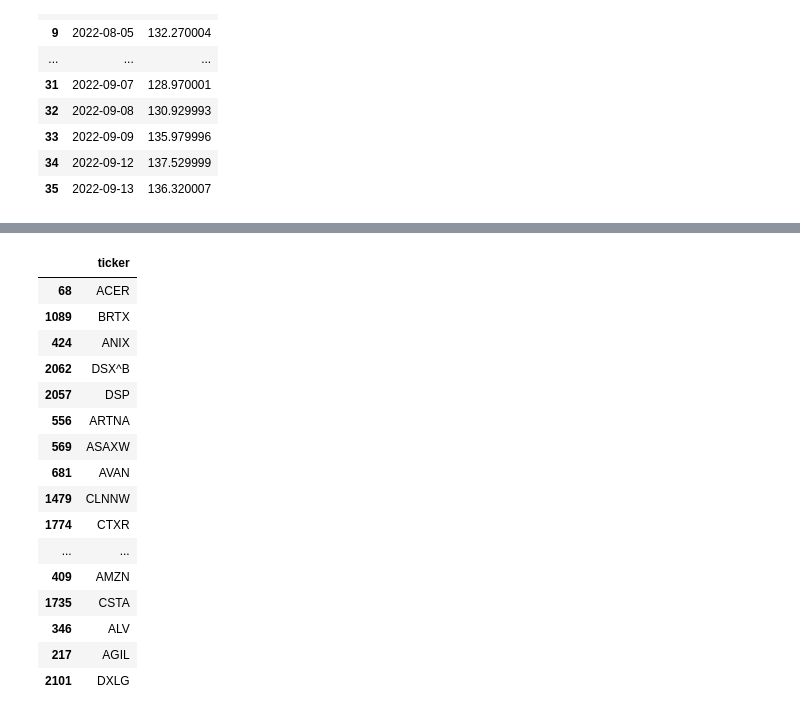
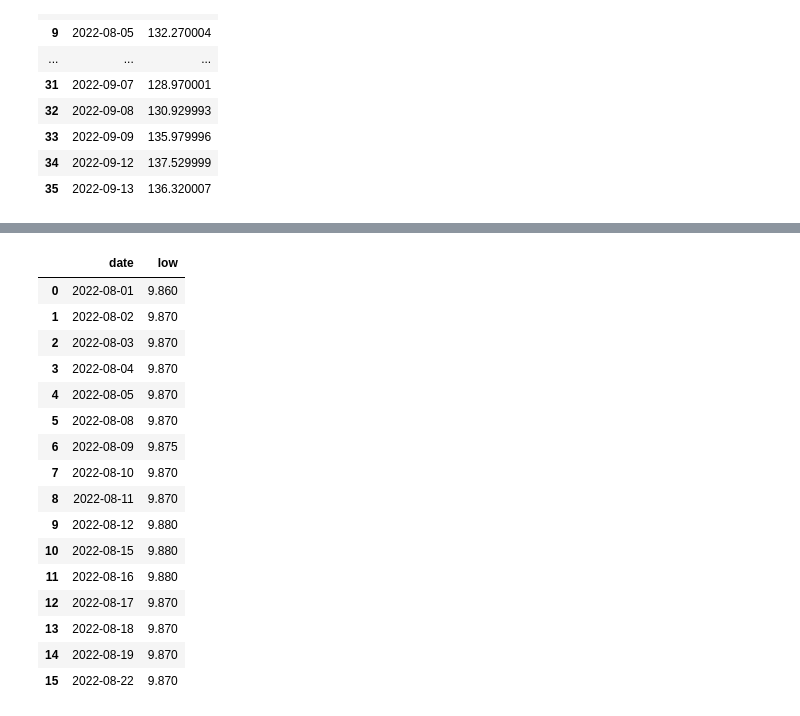
Before and after one commit to piotrbullet/stock_database, a Jupyter notebook: test.ipynb, the cells around one changed output, grey strips where cells are left out. Saved outputs shown, nothing was run; the diff lists cells and outputs as text; code cells hidden in the pictures.

```diff
--- a/test.ipynb
+++ b/test.ipynb
@@ -163,6 +163,6 @@ df_orders2
 # %%
 with db.connect() as connection:
     with connection.begin():
-        df_orders2      = pd.read_sql("SELECT ticker FROM security", connection)
-df_orders2.sample(n=20)
+        df_orders2      = pd.read_sql("SELECT date, low FROM price WHERE (date >= '2022-08-01' AND date <= '2022-08-22') AND (ticker_id in (SELECT id FROM security WHERE sector='Finance'))", connection)
+df_orders2
 # %% [output]
@@ -175,17 +175,17 @@ df_orders2.sample(n=20)
-|  | ticker |
-| 68 | ACER |
-| 1089 | BRTX |
-| 424 | ANIX |
-| 2062 | DSX^B |
-| 2057 | DSP |
-| 556 | ARTNA |
-| 569 | ASAXW |
-| 681 | AVAN |
-| 1479 | CLNNW |
-| 1774 | CTXR |
-| ... | ... |
-| 409 | AMZN |
-| 1735 | CSTA |
-| 346 | ALV |
-| 217 | AGIL |
-| 2101 | DXLG |
+|  | date | low |
+| 0 | 2022-08-01 | 9.860 |
+| 1 | 2022-08-02 | 9.870 |
+| 2 | 2022-08-03 | 9.870 |
+| 3 | 2022-08-04 | 9.870 |
+| 4 | 2022-08-05 | 9.870 |
+| 5 | 2022-08-08 | 9.870 |
+| 6 | 2022-08-09 | 9.875 |
+| 7 | 2022-08-10 | 9.870 |
+| 8 | 2022-08-11 | 9.870 |
+| 9 | 2022-08-12 | 9.880 |
+| 10 | 2022-08-15 | 9.880 |
+| 11 | 2022-08-16 | 9.880 |
+| 12 | 2022-08-17 | 9.870 |
+| 13 | 2022-08-18 | 9.870 |
+| 14 | 2022-08-19 | 9.870 |
+| 15 | 2022-08-22 | 9.870 |
```
Also changed, not shown: parts of 1 cell of this notebook, 6 other files.
